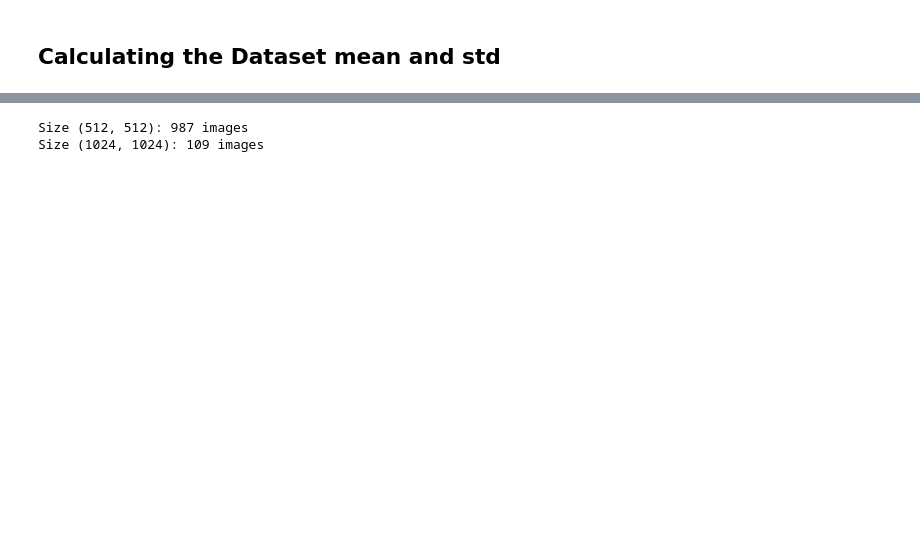
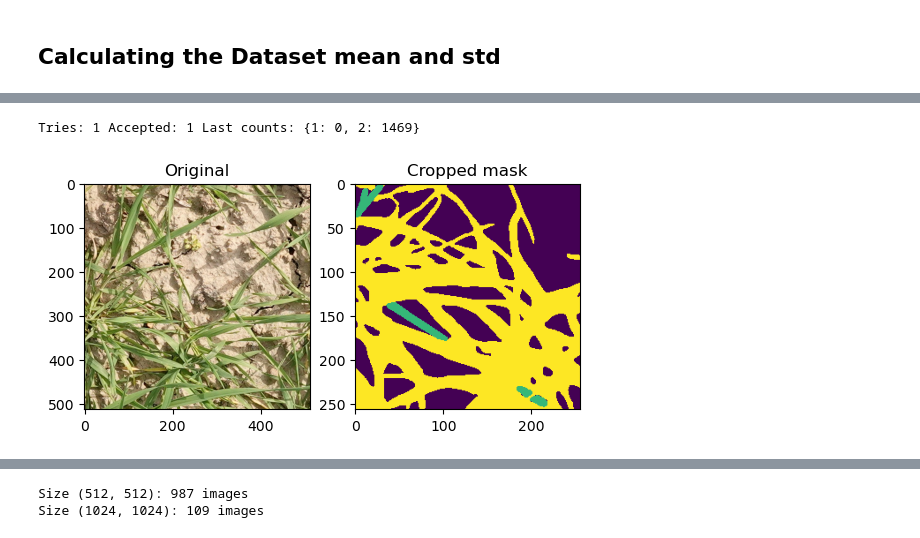
Before and after one commit to Harry-01/DATA7901, a Jupyter notebook: computer_vision.ipynb, the cells around one changed output, grey strips where cells are left out. Saved outputs shown, nothing was run; the diff lists cells and outputs as text; code cells hidden in the pictures; blank space fills up the shorter version.

```diff
--- a/computer_vision.ipynb
+++ b/computer_vision.ipynb
@@ -186,3 +414,27 @@ val_loader = DataLoader(
+# %%
+import cv2
+import matplotlib.pyplot as plt
+
+# pick one sample from your dataset
+img_path = dataset.image_paths[0]
+mask_path = dataset.mask_paths[0]
+
+img = cv2.imread(img_path)[:, :, ::-1]  # convert BGR→RGB
+mask = cv2.imread(mask_path, cv2.IMREAD_GRAYSCALE)
+
+# run your transform directly
+aug = ClassAwareRandomCrop(size=256, minority_ids=(1,2), min_pixels=200, attempts=20, p=1.0)
+out = aug(image=img, mask=mask)
+
+print("Tries:", aug._tries, "Accepted:", aug._accepted, "Last counts:", aug._last_counts)
+
+# visualize
+plt.subplot(1,2,1); plt.imshow(img); plt.title("Original")
+plt.subplot(1,2,2); plt.imshow(out["mask"]); plt.title("Cropped mask")
+plt.show()
+# %% [output]
+Tries: 1 Accepted: 1 Last counts: {1: 0, 2: 1469}
+[figure, added]
 # %%
 import torch.nn as nn
 import torch.optim as optim
```
Also changed, not shown: parts of 13 cells of this notebook.
